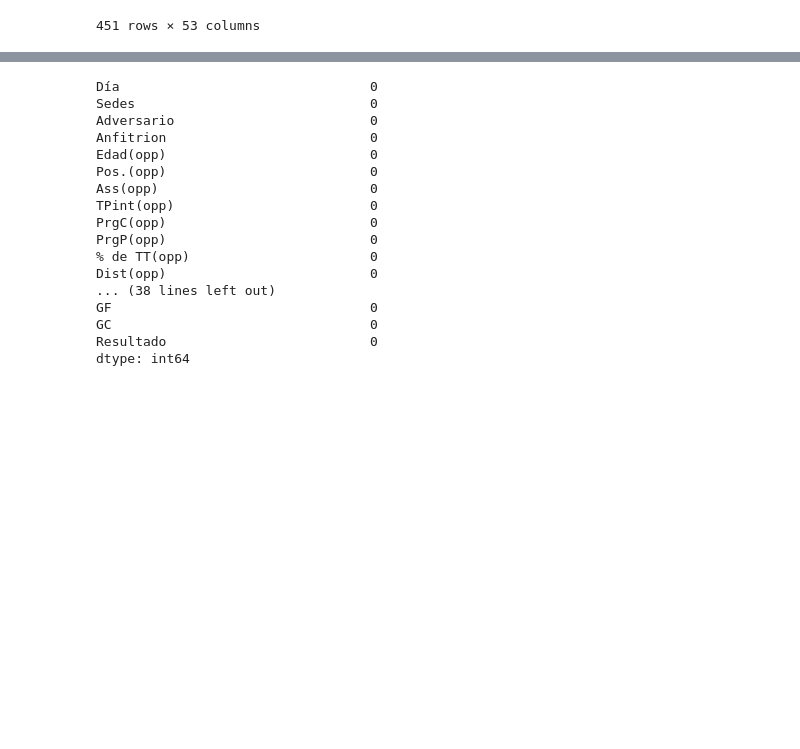
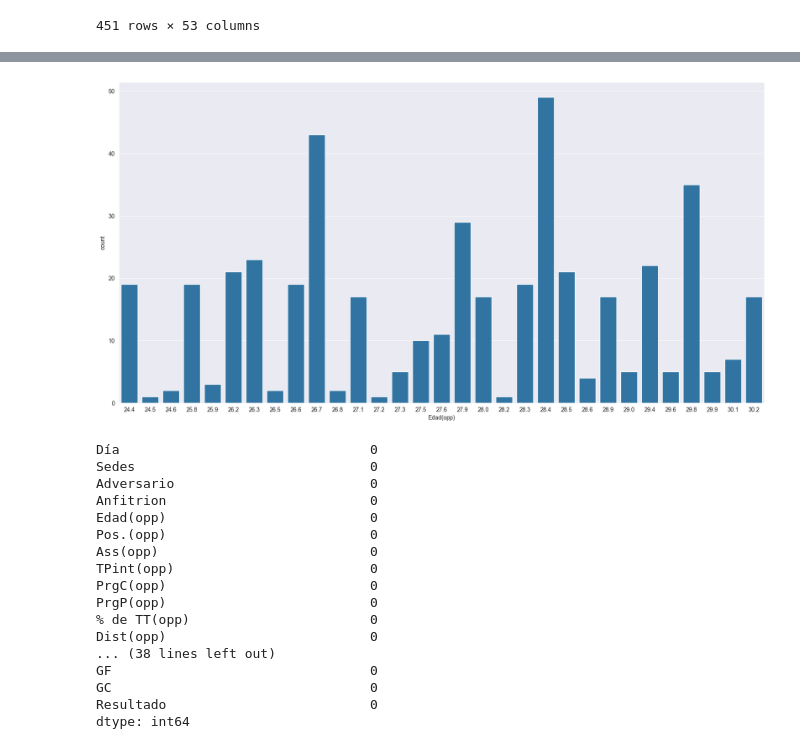
Before and after one commit to JuanPab2009/ProyectoFinalCD, a Jupyter notebook: EDA.ipynb, the cells around one changed output, grey strips where cells are left out. Saved outputs shown, nothing was run; the diff lists cells and outputs as text; code cells hidden in the pictures; blank space fills up the shorter version.

```diff
--- a/EDA.ipynb
+++ b/EDA.ipynb
@@ -38,3 +83,9 @@ df
+# %%
+plt.figure(figsize=(20, 10))
+sns.countplot(x='Edad(opp)', data=df)
+plt.show()
+# %% [output]
+[figure, added]
 # %%
 df.isnull().sum()
 # %% [output]
```
Also changed, not shown: parts of 9 cells of this notebook.
